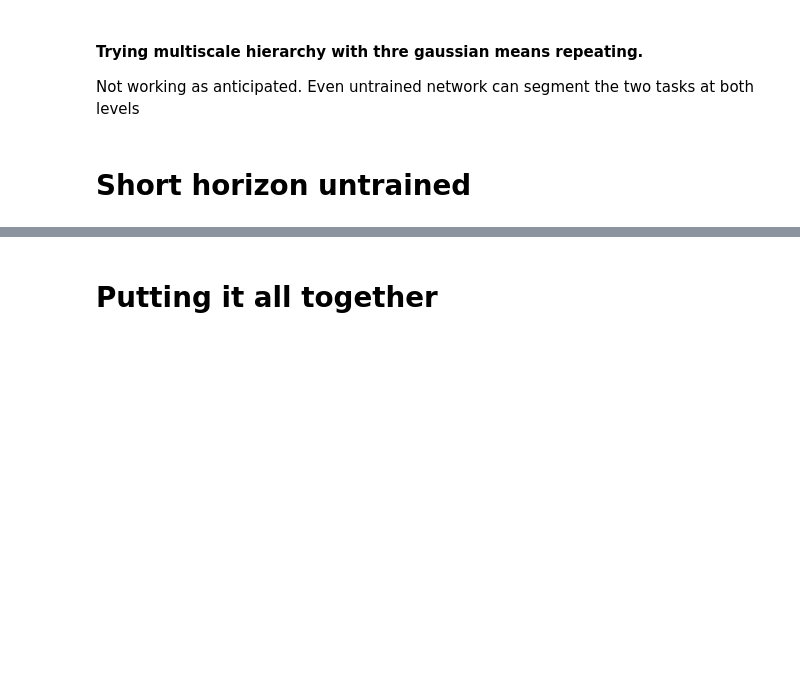
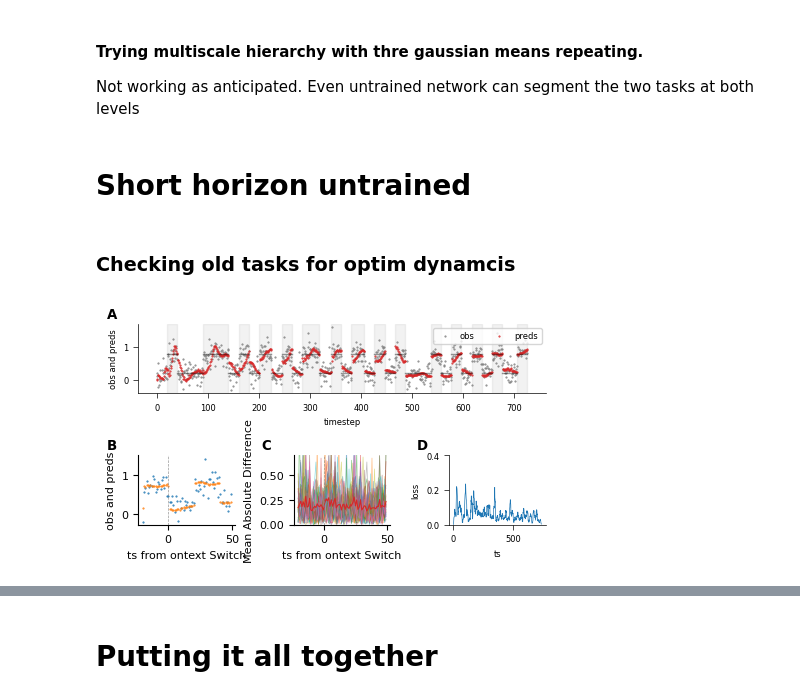
Before and after one commit to hummosa/contextual_switching_task, a Jupyter notebook: hierarchical_random_repeats_multi_scale_task.ipynb, the cells around one changed output, grey strips where cells are left out. Drawn from its saved outputs; the diff is of its cells as text; code cells hidden in the pictures; blank space fills up the shorter version.

```diff
--- a/hierarchical_random_repeats_multi_scale_task.ipynb
+++ b/hierarchical_random_repeats_multi_scale_task.ipynb
@@ -137,49 +136,32 @@ def plot_modulations(testing_memory_buffer, testing_env, testing_losses, config,
     ax2.spines['right'].set_color('orange')
     ax2.legend()
     ax.legend()
+# %% [markdown]
+### Checking old tasks for optim dynamcis
 # %%
-def train_and_test_model(experiment, default_std, train_model = False, horizon = 'long', scale=3, prespecified_thalamus=None):
-        # Train RNN
-        config = Config()
-        config.default_std = default_std
-        training_phase_1_config = {'context_transition_function':'fixed_random_sequences',
-                'max_trials_per_block':int(scale*5), 'min_trials_per_block':int(scale*2),
-                'context_switch_rate': 1/(scale*(5-3)), 'no_of_blocks':800}
-        config.training_phases= [{'start_ts': 1, 'config': training_phase_1_config}]
-        logger = Logger(config)
-        env = Generative_environment(config, experiment=experiment)
-        model = LSTM_model(config,hidden_size=100)
-        weights = [p for n,p in model.named_parameters() if n !='thalamus']
-        # weights = weights + [model.get_parameter('thalamus')]
-        WU_optimizer = optim.Adam(weights, lr=0.001)
-        ts_in_training= 0
-        if horizon == 'long':
-                horizon = training_phase_1_config['max_trials_per_block'] * (1+1)
-        else:
-                horizon = 5
-        _use_oracle = False
-
-        if train_model:
-                memory_buffer, losses = adapt_model_v2(model, env, _use_oracle, config, WU_optimizer, horizon, nn.MSELoss(), ts_in_training, logger)
-                plot_behavior(memory_buffer, env, losses, config, _use_oracle )
-
-        # Testing and plotting
-        config.training_phases[0]['config']['no_of_blocks'] = 50
-        testing_env = Generative_environment(config, experiment=experiment)
-
-        # horizon = 5
-        optimizer = torch.optim.SGD([model.get_parameter('thalamus')], lr=.30, momentum=0.5)
-        logger = Logger(config)
-        criterion = nn.MSELoss(reduction='sum')
-        _use_oracle = False
-        _use_optimized_thalamus = False
-        testing_memory_buffer, testing_losses = adapt_model_v2(model, testing_env, _use_oracle, config, optimizer, horizon, criterion,
-                                                        ts_in_training, logger, _use_optimized_thalamus=_use_optimized_thalamus,
-                                                        prespecified_thalamus=prespecified_thalamus)
-        if train_model:
-                plot_behavior_simple(memory_buffer, env, losses, config, _use_oracle, testing_memory_buffer, testing_env)
-        else: # just replace with testing results
-                plot_behavior_simple(testing_memory_buffer, testing_env, testing_losses, config, _use_oracle, testing_memory_buffer, testing_env)
-        plot_grads(testing_memory_buffer, testing_env, x1=50, x2=np.inf)
-        # plt.savefig(f'./exports/Cortex_only_CL_behavior.pdf')
-        return (testing_memory_buffer, testing_env, testing_losses, config)
+# Initiate and maybe Train RNN
+train_model = True
+horizon_long_short = 'short'
+# horizon_long_short = 'long'
+scale = 10
+experiment = 1
+config = Config()
+config.default_std = default_std
+training_phase_1_config = {'context_transition_function': 'geometric', #'fixed_random_sequences',
+        'max_trials_per_block':int(scale*5), 'min_trials_per_block':int(scale*2),
+        'context_switch_rate': 1/(scale*(5-3)), 'no_of_blocks':30}
+config.training_phases= [{'start_ts': 1, 'config': training_phase_1_config}]
+logger = Logger(config)
+env = Generative_environment(config, experiment=experiment)
+model = LSTM_model(config,hidden_size=100)
+if horizon_long_short == 'long':
+        horizon = training_phase_1_config['max_trials_per_block'] * (1+1)
+else:
+        horizon = 5
+_use_oracle = True
+_use_optimized_thalamus = False
+if train_model:
+        memory_buffer, losses = adapt_model_v3(model, env, _use_oracle, config, 'WU', horizon, nn.MSELoss(), 0, logger)
+        plot_behavior(memory_buffer, env, losses, config, _use_oracle )
+# %% [output]
+[figure, added]
```
Also changed, not shown: parts of 11 cells of this notebook, 3 other files.
